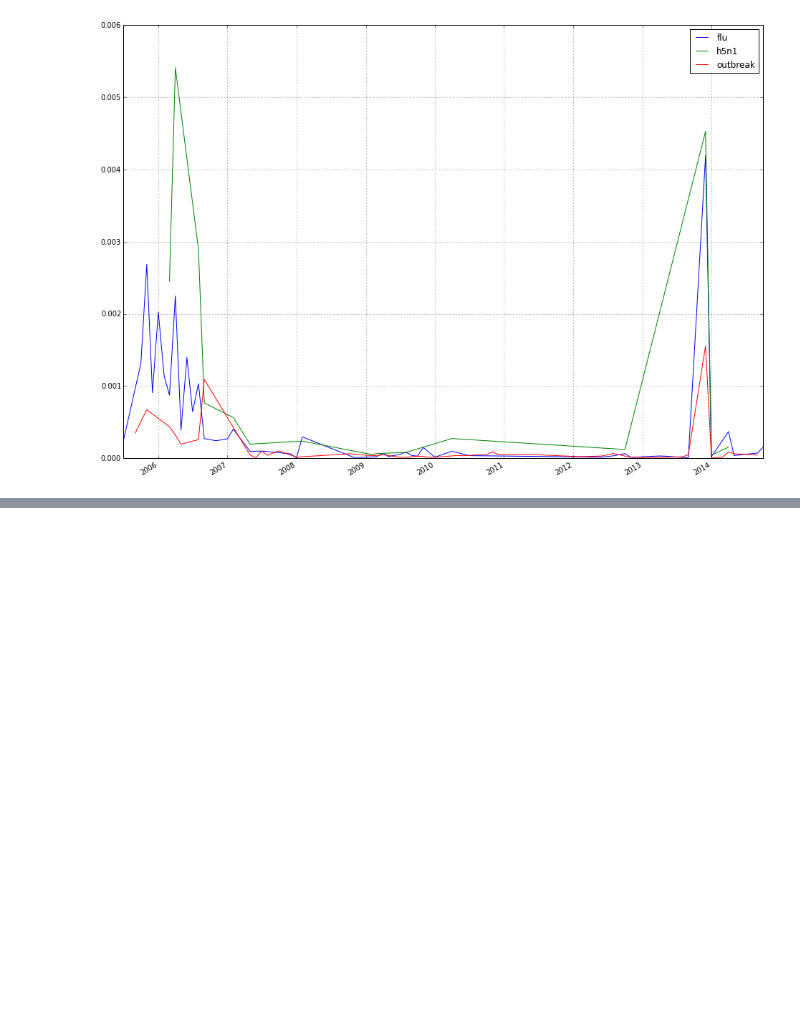
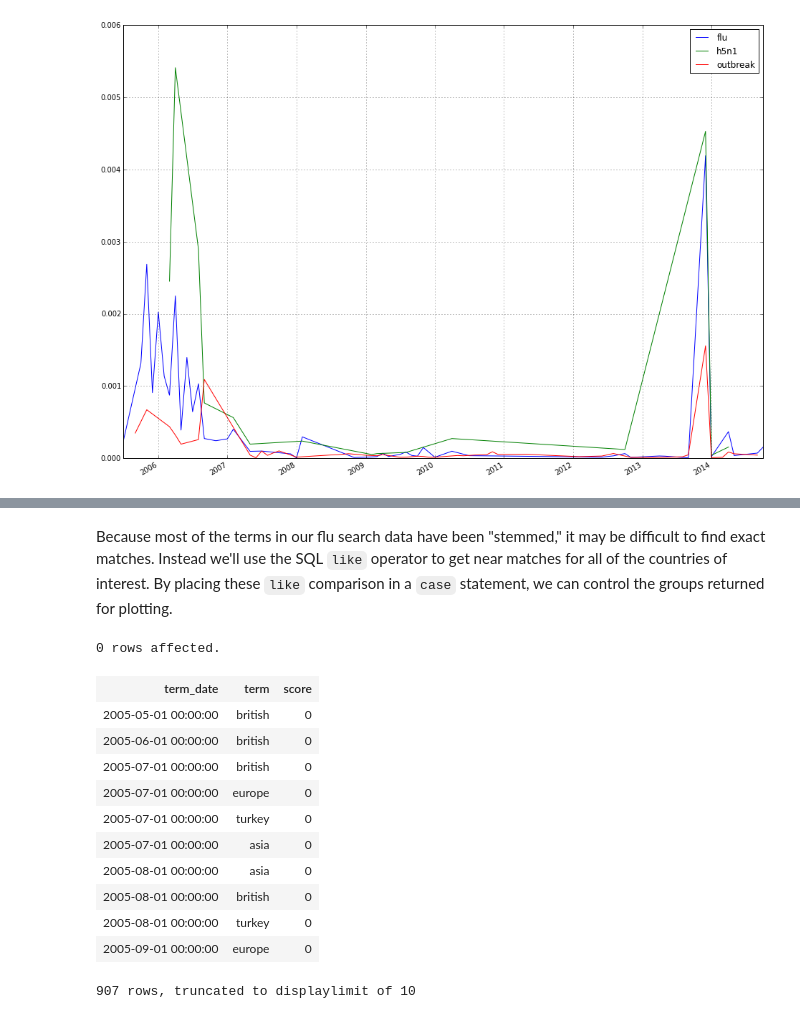
Before and after one commit to dwmclary/odsb2014, a Jupyter notebook: notebooks/Trend Search with Big Data and SQL.ipynb, the cells around one changed output, grey strips where cells are left out. Saved outputs shown, nothing was run; the diff lists cells and outputs as text; code cells hidden in the pictures; blank space fills up the shorter version.

```diff
--- a/notebooks/Trend Search with Big Data and SQL.ipynb
+++ b/notebooks/Trend Search with Big Data and SQL.ipynb
@@ -156,0 +179,36 @@ plot_term_search(s)
+# %% [markdown]
+Because most of the terms in our flu search data have been "stemmed," it may be difficult to find exact matches.  Instead we'll use the SQL `like` operator to get near matches for all of the countries of interest.  By placing these `like` comparison in a `case` statement, we can control the groups returned for plotting.
+# %%
+%%sql select term_date, term, score from (
+        select term_date,
+            case
+                when term like 'british%' then 'british'
+                when term like 'europe%' then 'europe'
+                when term like 'viet%' then 'vietnam'
+                when term like 'asia%' then 'asia'
+                when term like 'turk%' then 'turkey'
+                when term like 'ghana%' then 'ghana'
+                when term like 'hong%' then 'hong kong'
+                when term like 'asia%' then 'asia'
+                when term like 'ukraine%' then 'ukraine'
+                when term = 'h5n1' then 'h5n1'
+                else null
+            end as term,
+            score
+        from flu_view
+    ) where term is not null
+    order by term_date
+# %% [output]
+0 rows affected.
+| term_date | term | score |
+| 2005-05-01 00:00:00 | british | 0 |
+| 2005-06-01 00:00:00 | british | 0 |
+| 2005-07-01 00:00:00 | british | 0 |
+| 2005-07-01 00:00:00 | europe | 0 |
+| 2005-07-01 00:00:00 | turkey | 0 |
+| 2005-07-01 00:00:00 | asia | 0 |
+| 2005-08-01 00:00:00 | asia | 0 |
+| 2005-08-01 00:00:00 | british | 0 |
+| 2005-08-01 00:00:00 | turkey | 0 |
+| 2005-09-01 00:00:00 | europe | 0 |
+907 rows, truncated to displaylimit of 10
```
Also changed, not shown: parts of 10 cells of this notebook.
